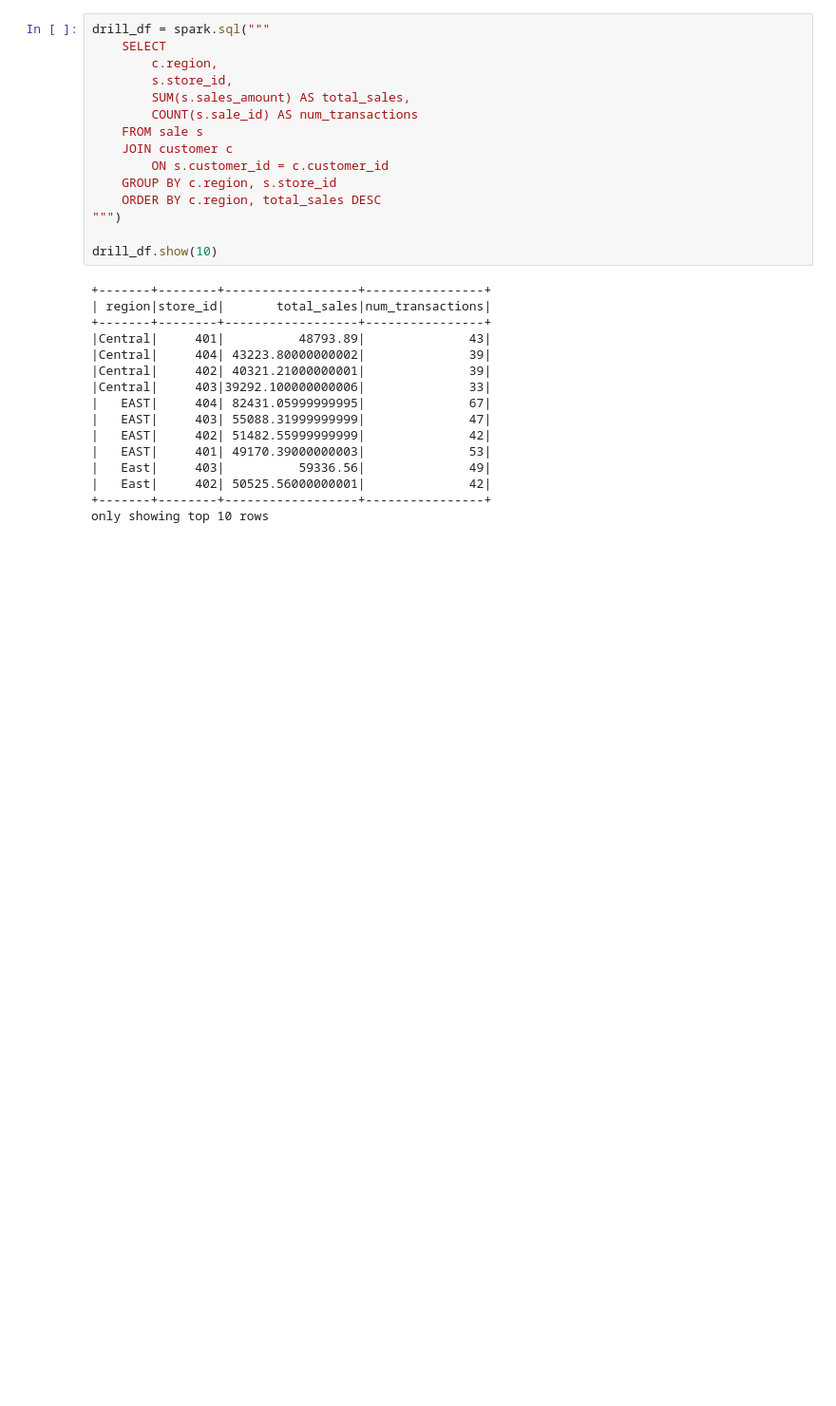
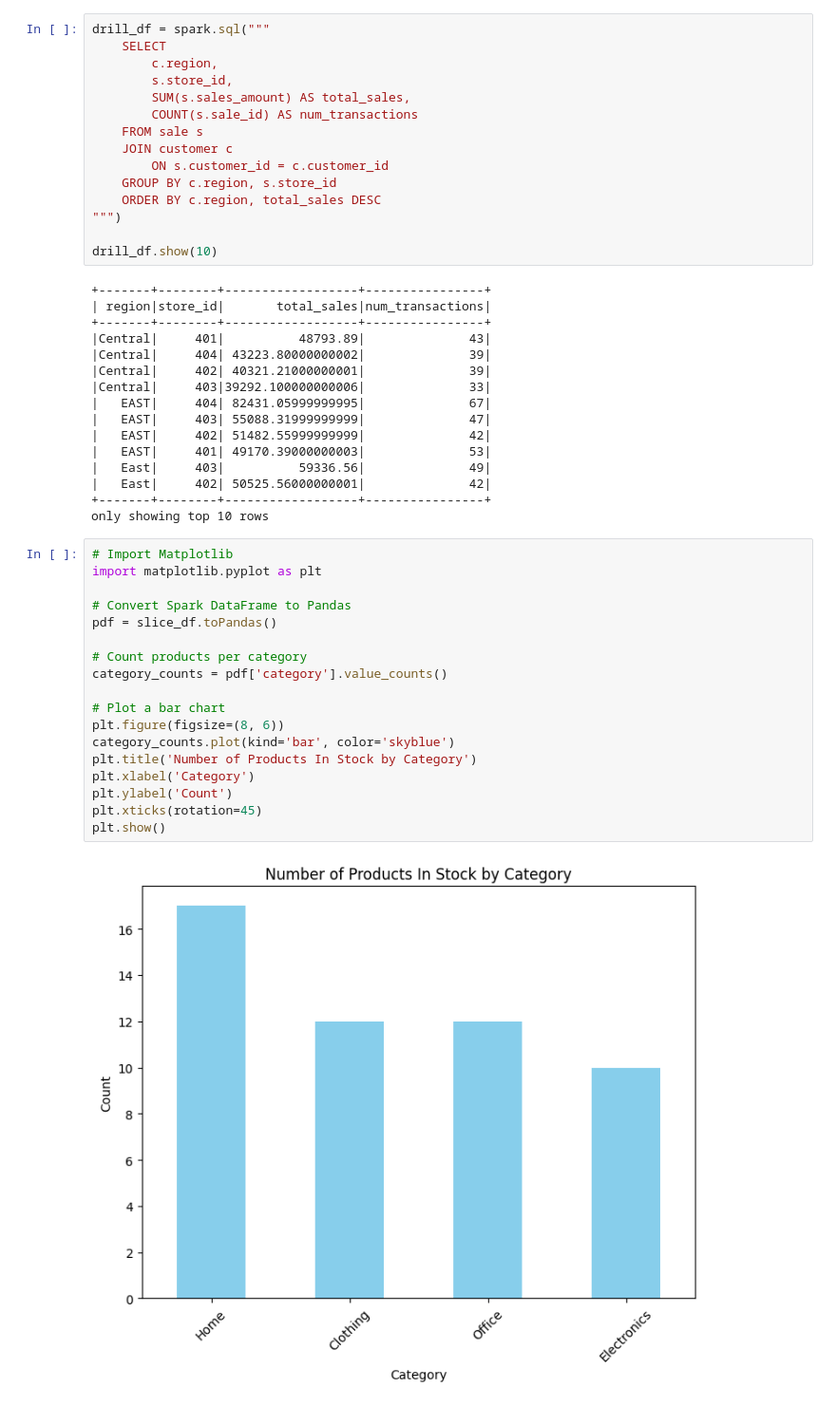
Before and after one commit to sydsailors/smart-store-sydney, a Jupyter notebook: notebooks/Project_5.ipynb, the cells around one changed output. Shown: that part at 95% size. Cells and saved outputs as stored; diff of their text form; blank space fills up the shorter version.

```diff
--- a/notebooks/Project_5.ipynb
+++ b/notebooks/Project_5.ipynb
@@ -165,3 +163,23 @@ drill_df.show(10)
 |   East|     402| 50525.56000000001|              42|
 +-------+--------+------------------+----------------+
 only showing top 10 rows
+# %%
+# Import Matplotlib
+import matplotlib.pyplot as plt
+
+# Convert Spark DataFrame to Pandas
+pdf = slice_df.toPandas()
+
+# Count products per category
+category_counts = pdf['category'].value_counts()
+
+# Plot a bar chart
+plt.figure(figsize=(8, 6))
+category_counts.plot(kind='bar', color='skyblue')
+plt.title('Number of Products In Stock by Category')
+plt.xlabel('Category')
+plt.ylabel('Count')
+plt.xticks(rotation=45)
+plt.show()
+# %% [output]
+[figure, added]
```
Also changed, not shown: parts of 4 cells of this notebook, 2 other files.
